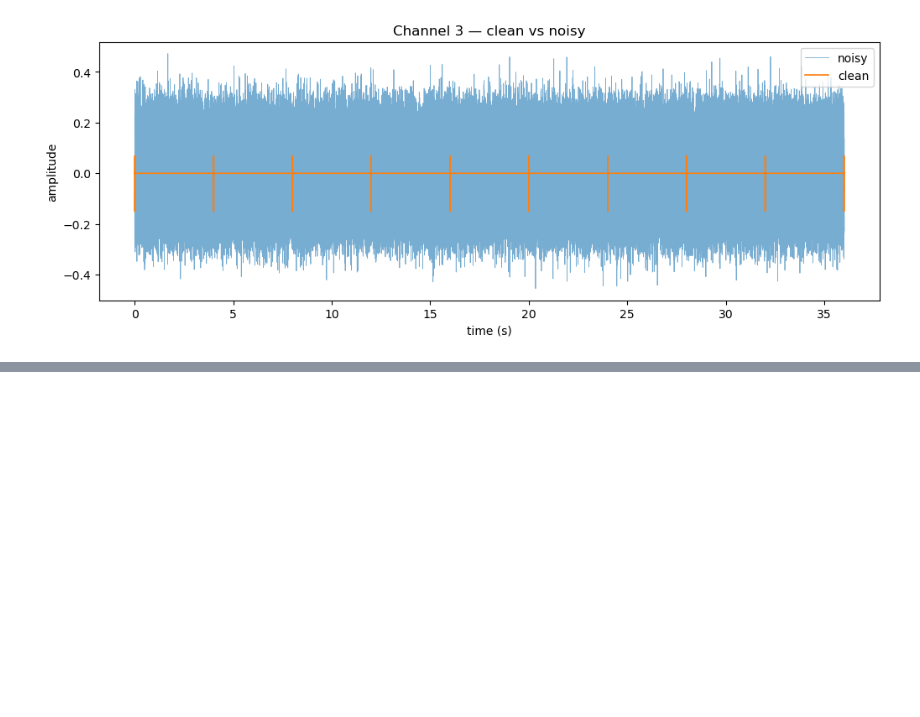
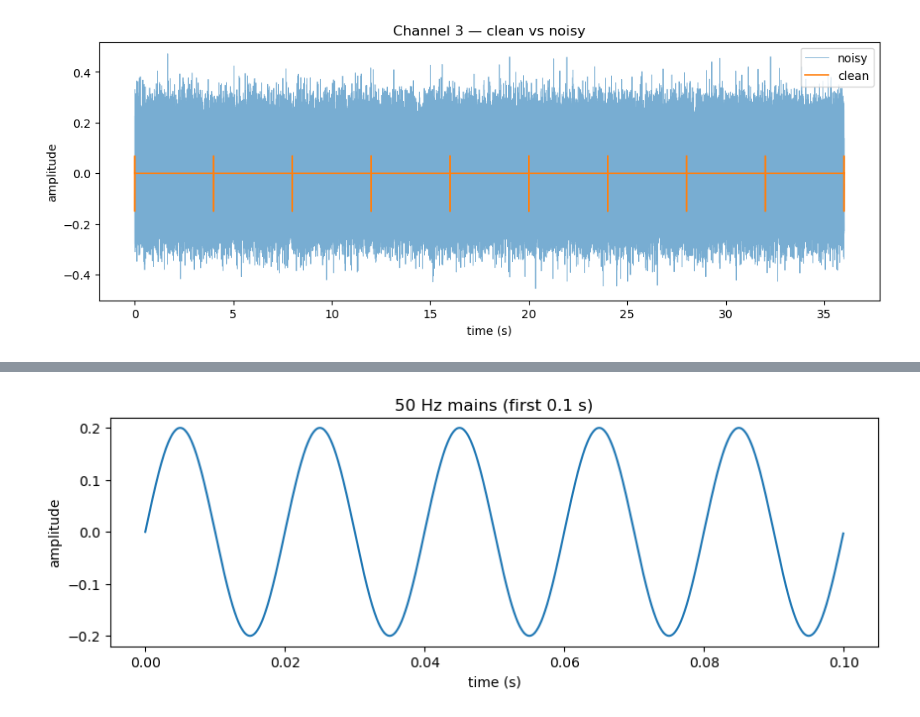
Before and after one commit to Razan-88/Decoding_Chronic_Pain, a Jupyter notebook: notebooks/01_generator.ipynb, the cells around one changed output, grey strips where cells are left out. Cells and saved outputs as stored; diff of their text form; code cells hidden in the pictures; blank space fills up the shorter version.

```diff
--- a/notebooks/01_generator.ipynb
+++ b/notebooks/01_generator.ipynb
@@ -289,0 +330,21 @@ plt.show()
+# %%
+# 50 Hz mains hum
+def make_mains(n_samples, fs, mains_amp=0.2, freq=50):
+    """
+    50 Hz mains interference, A sine wave at the mains frequency
+    """
+
+    t = np.arange(n_samples) / fs   # time in seconds
+    mains = mains_amp * np.sin(2 * np.pi * freq * t)
+    return mains
+# %%
+mains = make_mains(n_samples, fs)
+n_show = int(0.1 * fs)   # first 0.1 s
+
+plt.figure(figsize=(10, 3))
+plt.plot(np.arange(n_show)/fs, mains[:n_show])
+plt.xlabel("time (s)"); plt.ylabel("amplitude")
+plt.title("50 Hz mains (first 0.1 s)")
+plt.show()
+# %% [output]
+[figure, added]
```
Also changed, not shown: parts of 8 cells of this notebook.
